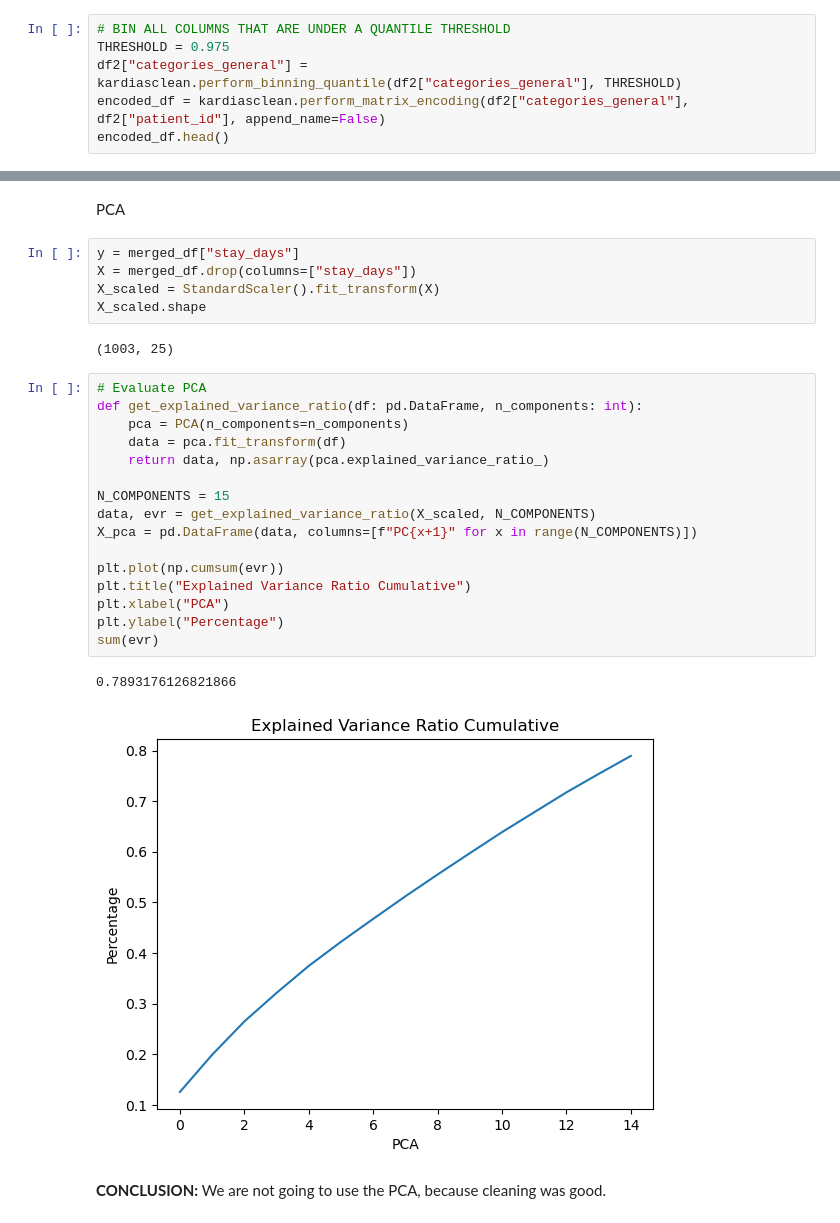
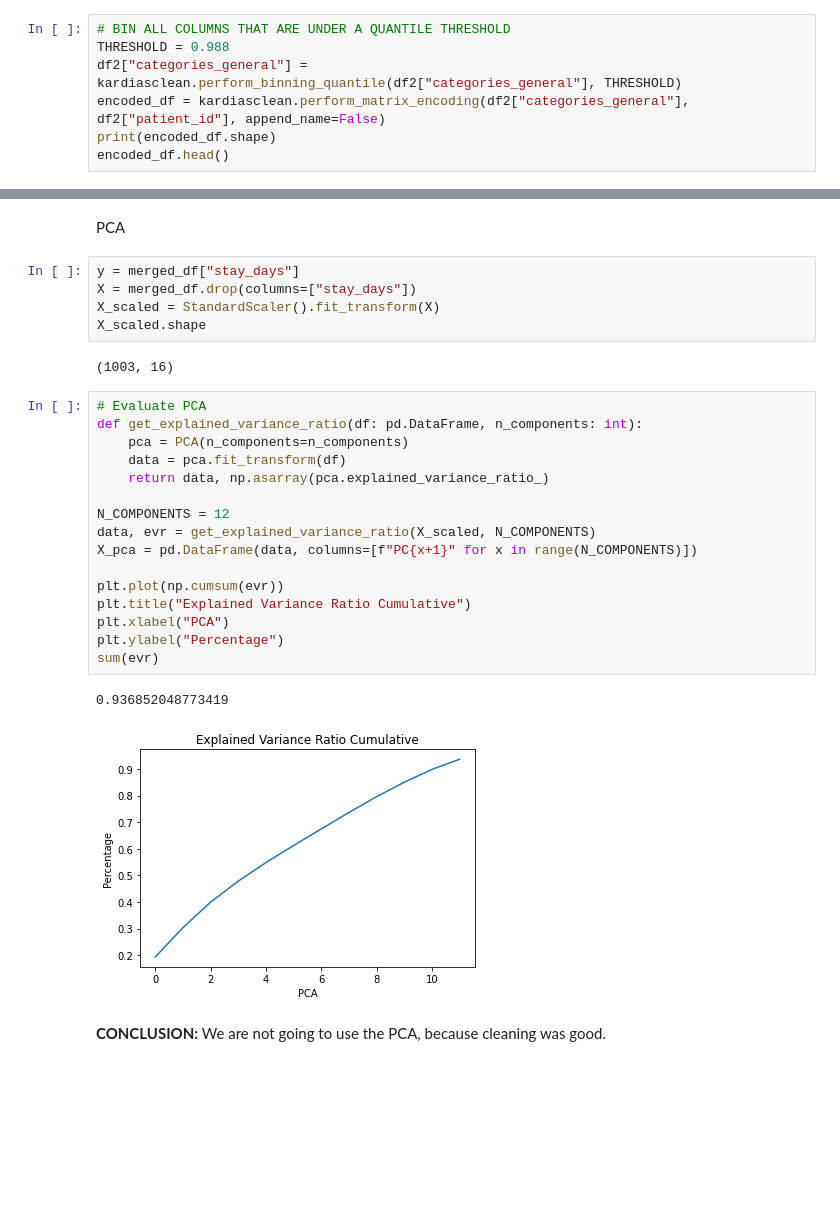
Before and after one commit to DanielaSotoSainz/final_project, a Jupyter notebook: machine_learning/ml_clusters_stay_days_general.ipynb, the cells around one changed output, grey strips where cells are left out. Drawn from its saved outputs; the diff is of its cells as text; blank space fills up the shorter version.

```diff
--- a/machine_learning/ml_clusters_stay_days_general.ipynb
+++ b/machine_learning/ml_clusters_stay_days_general.ipynb
@@ -87,8 +87,9 @@ df2.head()
 | 4 | 4 | Ninguno | Ninguno |
 # %%
 # BIN ALL COLUMNS THAT ARE UNDER A QUANTILE THRESHOLD
-THRESHOLD = 0.975
+THRESHOLD = 0.988
 df2["categories_general"] = kardiasclean.perform_binning_quantile(df2["categories_general"], THRESHOLD)
 encoded_df = kardiasclean.perform_matrix_encoding(df2["categories_general"], df2["patient_id"], append_name=False)
+print(encoded_df.shape)
 encoded_df.head()
 # %% [output]
@@ -118,26 +119,26 @@ X = merged_df.drop(columns=["stay_days"])
 X_scaled = StandardScaler().fit_transform(X)
 X_scaled.shape
 # %% [output]
-(1003, 25)
+(1003, 16)
 # %%
 # Evaluate PCA
 def get_explained_variance_ratio(df: pd.DataFrame, n_components: int):
     pca = PCA(n_components=n_components)
     data = pca.fit_transform(df)
     return data, np.asarray(pca.explained_variance_ratio_)
 
-N_COMPONENTS = 15
+N_COMPONENTS = 12
 data, evr = get_explained_variance_ratio(X_scaled, N_COMPONENTS)
 X_pca = pd.DataFrame(data, columns=[f"PC{x+1}" for x in range(N_COMPONENTS)])
 
 plt.plot(np.cumsum(evr))
 plt.title("Explained Variance Ratio Cumulative")
 plt.xlabel("PCA")
 plt.ylabel("Percentage")
 sum(evr)
 # %% [output]
-0.7893176126821866
+0.936852048773419
-[figure, old version]
+[figure, new version]
 # %% [markdown]
 **CONCLUSION:** We are not going to use the PCA, because cleaning was good.
 # %% [markdown]
```
Also changed, not shown: parts of 13 cells of this notebook, 8 other files.
